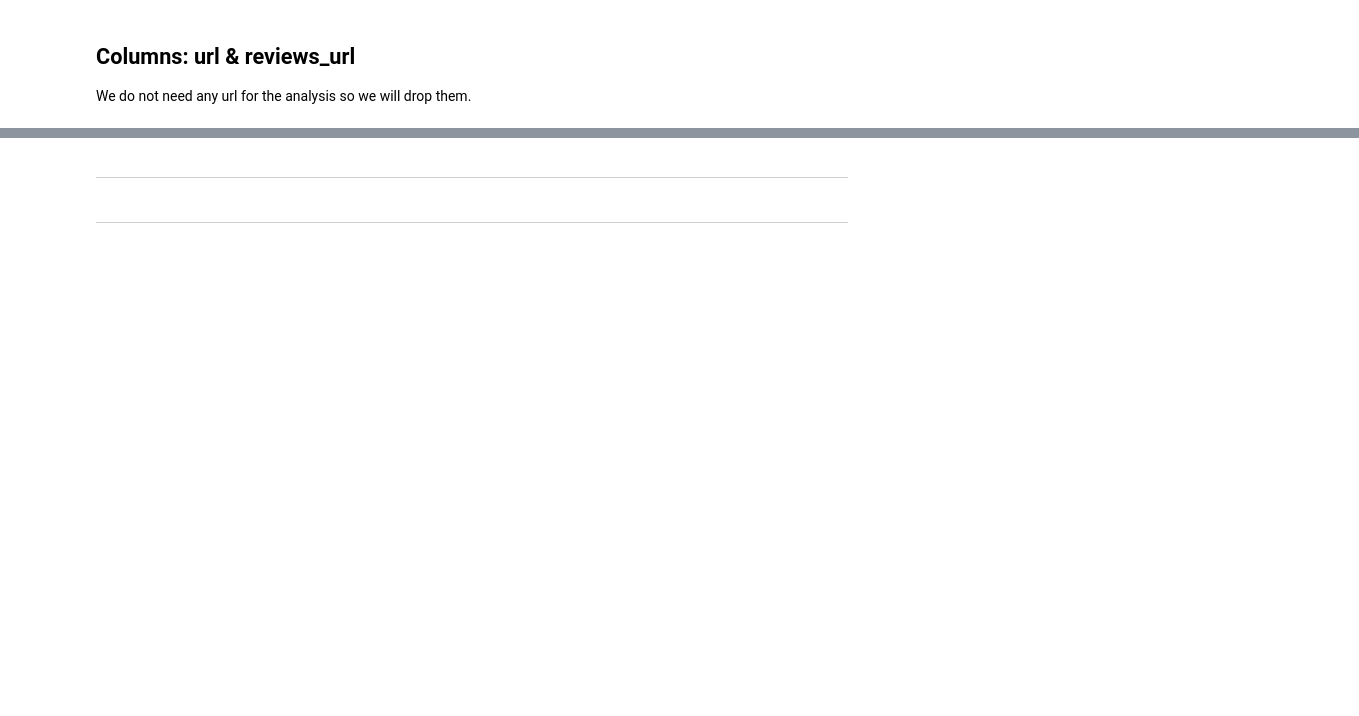
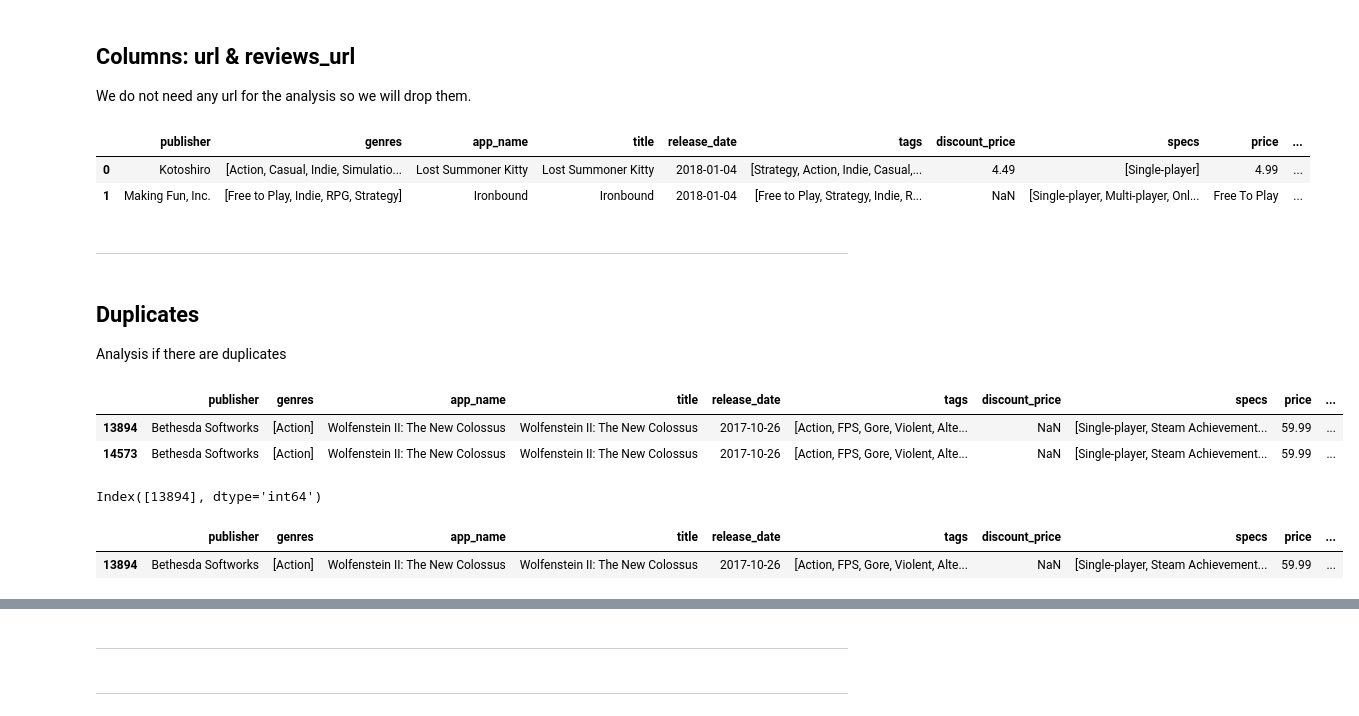
Before and after one commit to SebastianBesio/PI_ML_OPS, a Jupyter notebook: 0_Preprocessing.ipynb, the cells around one changed output, grey strips where cells are left out. Saved outputs shown, nothing was run; the diff lists cells and outputs as text; code cells hidden in the pictures; blank space fills up the shorter version.

```diff
--- a/0_Preprocessing.ipynb
+++ b/0_Preprocessing.ipynb
@@ -84,3 +61,34 @@ Name: count, dtype: int64
 We do not need any url for the analysis so we will drop them.
 # %%
 rawGamesDf.drop(columns=['url', 'reviews_url'], inplace=True)
+# %%
+rawGamesDf.head(2)
+# %% [output]
+|  | publisher | genres | app_name | title | release_date | tags | discount_price | specs | price | ... |
+| 0 | Kotoshiro | [Action, Casual, Indie, Simulatio... | Lost Summoner Kitty | Lost Summoner Kitty | 2018-01-04 | [Strategy, Action, Indie, Casual,... | 4.49 | [Single-player] | 4.99 | ... |
+| 1 | Making Fun, Inc. | [Free to Play, Indie, RPG, Strategy] | Ironbound | Ironbound | 2018-01-04 | [Free to Play, Strategy, Indie, R... | NaN | [Single-player, Multi-player, Onl... | Free To Play | ... |
+# %% [markdown]
+---
+# %% [markdown]
+## Duplicates
+
+Analysis if there are duplicates
+# %%
+# Games with duplicate ids, dropna to avoid games with ids = NaN.
+auxDf = rawGamesDf[rawGamesDf.duplicated(keep=False, subset='id')].dropna(subset='id')
+auxDf
+# %% [output]
+|  | publisher | genres | app_name | title | release_date | tags | discount_price | specs | price | ... |
+| 13894 | Bethesda Softworks | [Action] | Wolfenstein II: The New Colossus | Wolfenstein II: The New Colossus | 2017-10-26 | [Action, FPS, Gore, Violent, Alte... | NaN | [Single-player, Steam Achievement... | 59.99 | ... |
+| 14573 | Bethesda Softworks | [Action] | Wolfenstein II: The New Colossus | Wolfenstein II: The New Colossus | 2017-10-26 | [Action, FPS, Gore, Violent, Alte... | NaN | [Single-player, Steam Achievement... | 59.99 | ... |
+# %%
+index_last_dup_to_remove = rawGamesDf[rawGamesDf.duplicated(keep='last', subset='id')].dropna(subset='id').index
+# index_last_dup_to_remove = rawGamesDf[rawGamesDf.duplicated(keep='last', subset='id')].dropna(subset='id')
+index_last_dup_to_remove
+# %% [output]
+Index([13894], dtype='int64')
+# %%
+rawGamesDf.iloc[index_last_dup_to_remove]
+# %% [output]
+|  | publisher | genres | app_name | title | release_date | tags | discount_price | specs | price | ... |
+| 13894 | Bethesda Softworks | [Action] | Wolfenstein II: The New Colossus | Wolfenstein II: The New Colossus | 2017-10-26 | [Action, FPS, Gore, Violent, Alte... | NaN | [Single-player, Steam Achievement... | 59.99 | ... |
```
Also changed, not shown: parts of 63 cells of this notebook, 3 other files.
